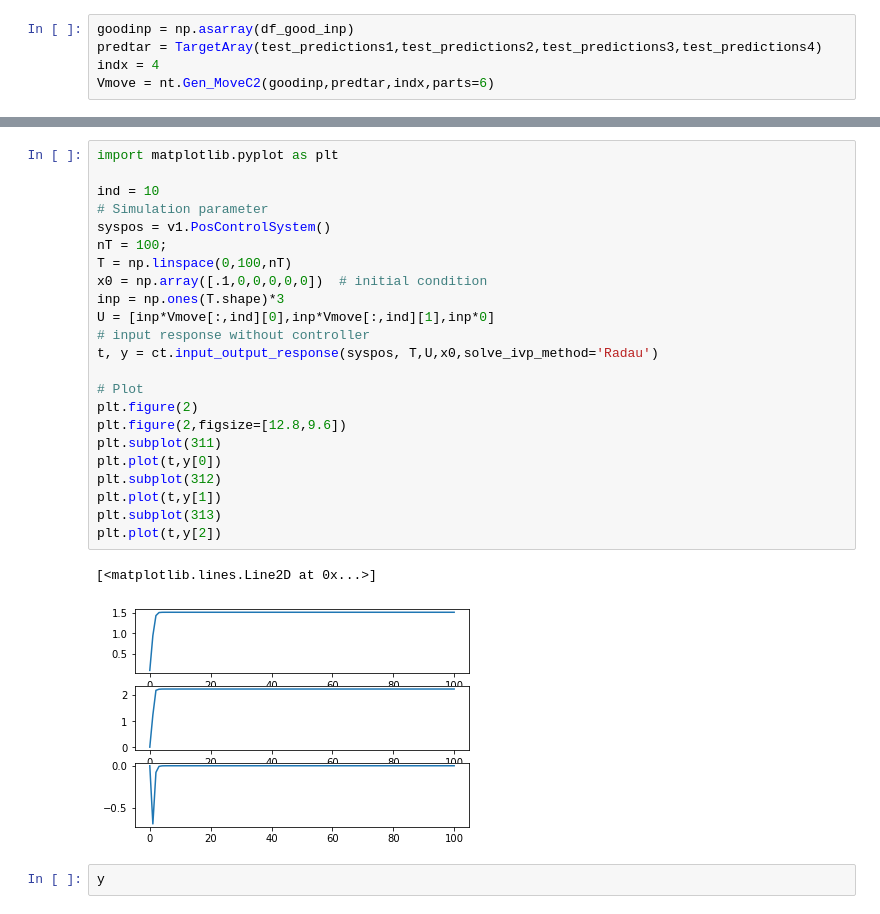
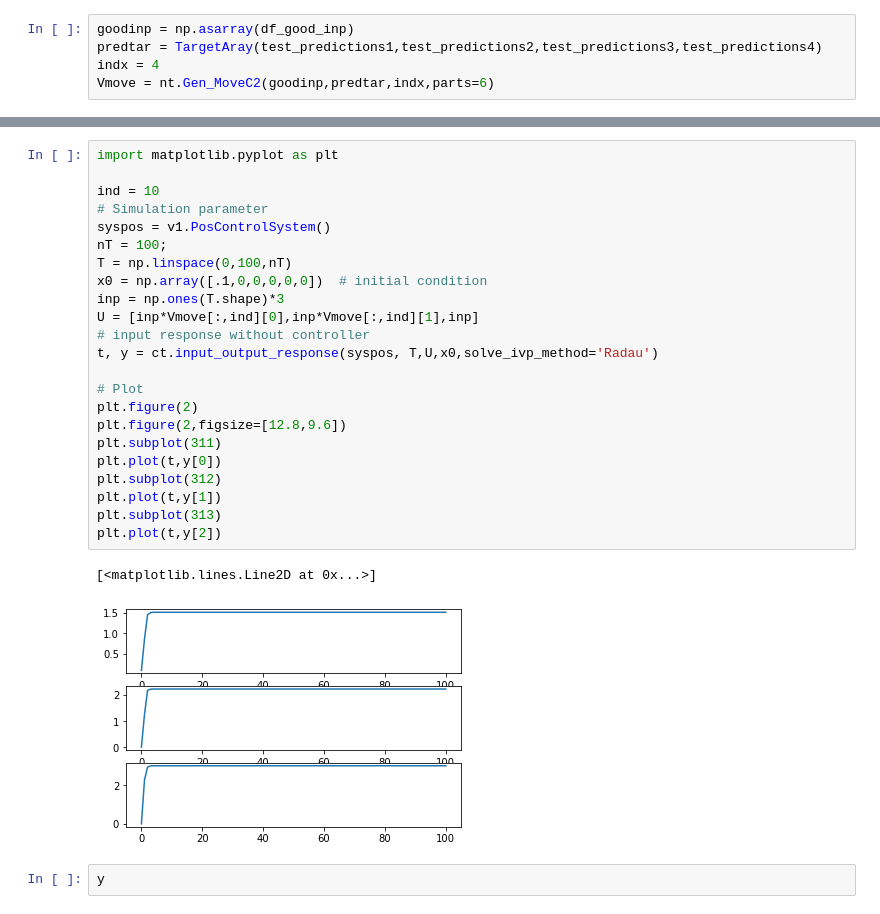
Before and after one commit to dialectic/Navigation_LearnEngine, a Jupyter notebook: VehicleSimulation.ipynb, the cells around one changed output, grey strips where cells are left out. Drawn from its saved outputs; the diff is of its cells as text.

```diff
--- a/VehicleSimulation.ipynb
+++ b/VehicleSimulation.ipynb
@@ -134,29 +217,29 @@ Vmove[:,10][1]
 # %%
 import matplotlib.pyplot as plt
 
 ind = 10
 # Simulation parameter
 syspos = v1.PosControlSystem()
 nT = 100;
 T = np.linspace(0,100,nT)
 x0 = np.array([.1,0,0,0,0,0])  # initial condition
 inp = np.ones(T.shape)*3
-U = [inp*Vmove[:,ind][0],inp*Vmove[:,ind][1],inp*0]
+U = [inp*Vmove[:,ind][0],inp*Vmove[:,ind][1],inp]
 # input response without controller
 t, y = ct.input_output_response(syspos, T,U,x0,solve_ivp_method='Radau')
 
 # Plot
 plt.figure(2)
 plt.figure(2,figsize=[12.8,9.6])
 plt.subplot(311)
 plt.plot(t,y[0])
 plt.subplot(312)
 plt.plot(t,y[1])
 plt.subplot(313)
 plt.plot(t,y[2])
 # %% [output]
 [<matplotlib.lines.Line2D at 0x...>]
-[figure, old version]
+[figure, new version]
 # %%
 y
 # %%
```
Also changed, not shown: parts of 14 cells of this notebook, 4 other files.
